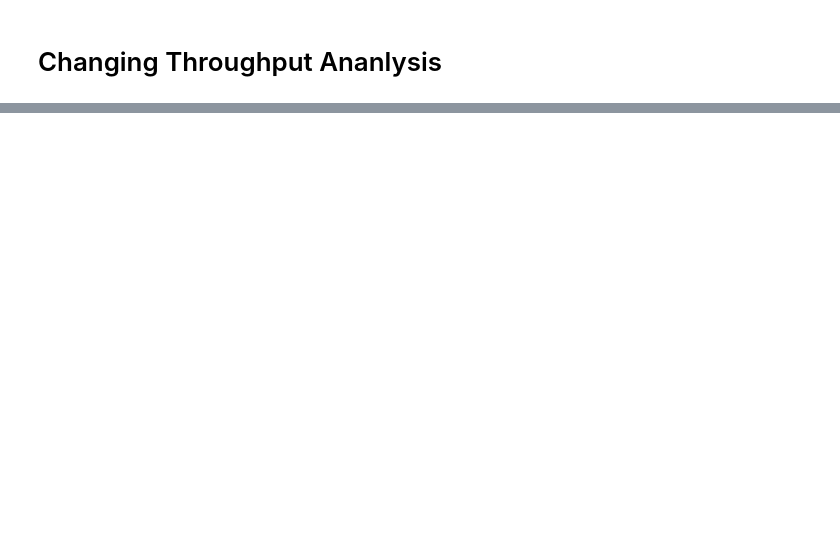
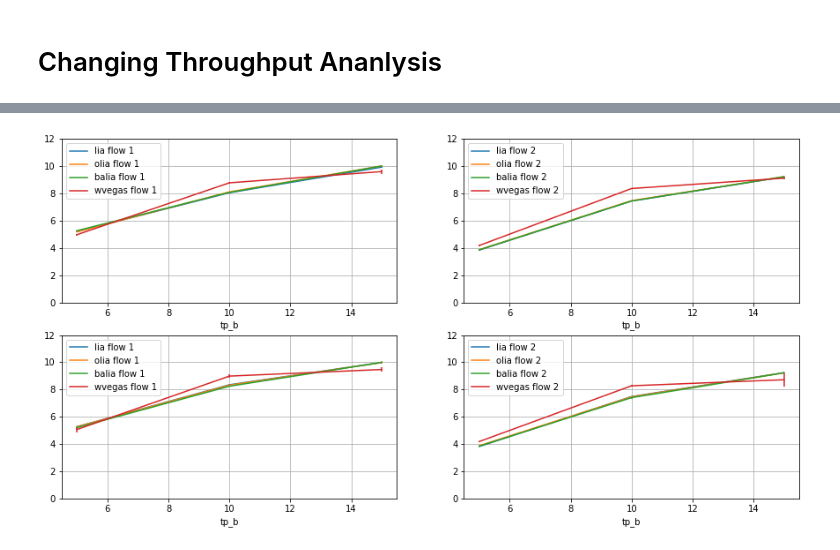
Before and after one commit to phyratokar/MPTCP-Mininet-Benchmark, a Jupyter notebook: MultiAnalyis.ipynb, the cells around one changed output, grey strips where cells are left out. Saved outputs shown, nothing was run; the diff lists cells and outputs as text; code cells hidden in the pictures; blank space fills up the shorter version.

```diff
--- a/MultiAnalyis.ipynb
+++ b/MultiAnalyis.ipynb
@@ -200,0 +400,19 @@ for i, cc in enumerate(cc_algorithms[:2]):
+# %%
+## compare big with small pkt sizes, top and bottom charts similiar => no difference between sending small and big pkts
+x = df1[df1['tp_a'] == 10]
+
+fig, axes = plt.subplots(nrows=2, ncols=2, figsize=(15, 7.5))
+
+for cc in x['cc'].unique():
+    for flow in [1, 2]:
+        x[x['cc'] == cc].plot(x='tp_b', y='mean_tp_flow{}'.format(flow), yerr='std_tp_flow{}'.format(flow),
+                              label='{} flow {}'.format(cc, flow), ax=axes[0,flow-1], grid=True, ylim=(0,12))
+
+x = df2[df2['tp_a'] == 10]
+
+for cc in x['cc'].unique():
+    for flow in [1, 2]:
+        x[x['cc'] == cc].plot(x='tp_b', y='mean_tp_flow{}'.format(flow), yerr='std_tp_flow{}'.format(flow),
+                              label='{} flow {}'.format(cc, flow), ax=axes[1,flow-1], grid=True, ylim=(0,12))
+# %% [output]
+[figure, added]
```
Also changed, not shown: parts of 11 cells of this notebook, 7 other files.
